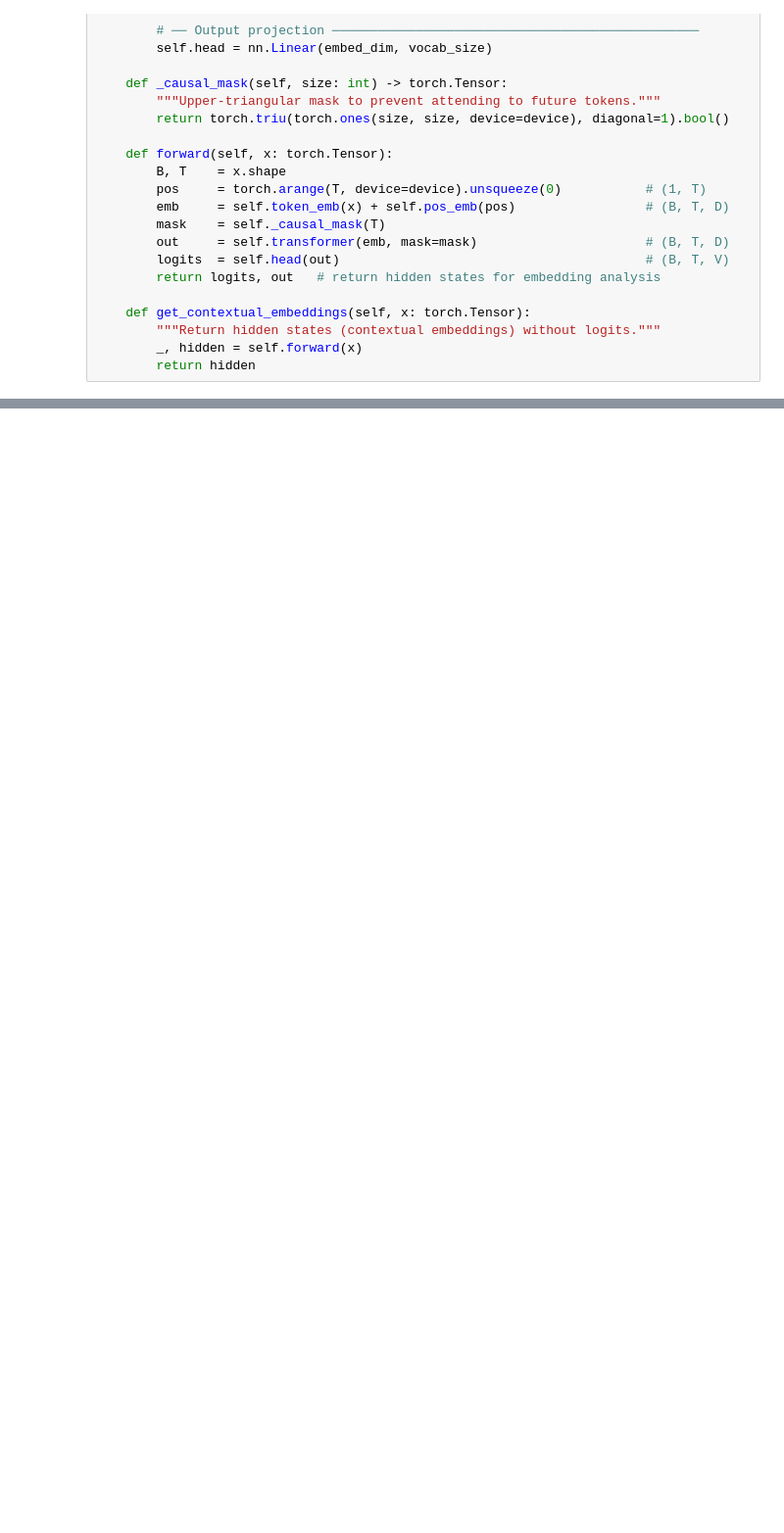
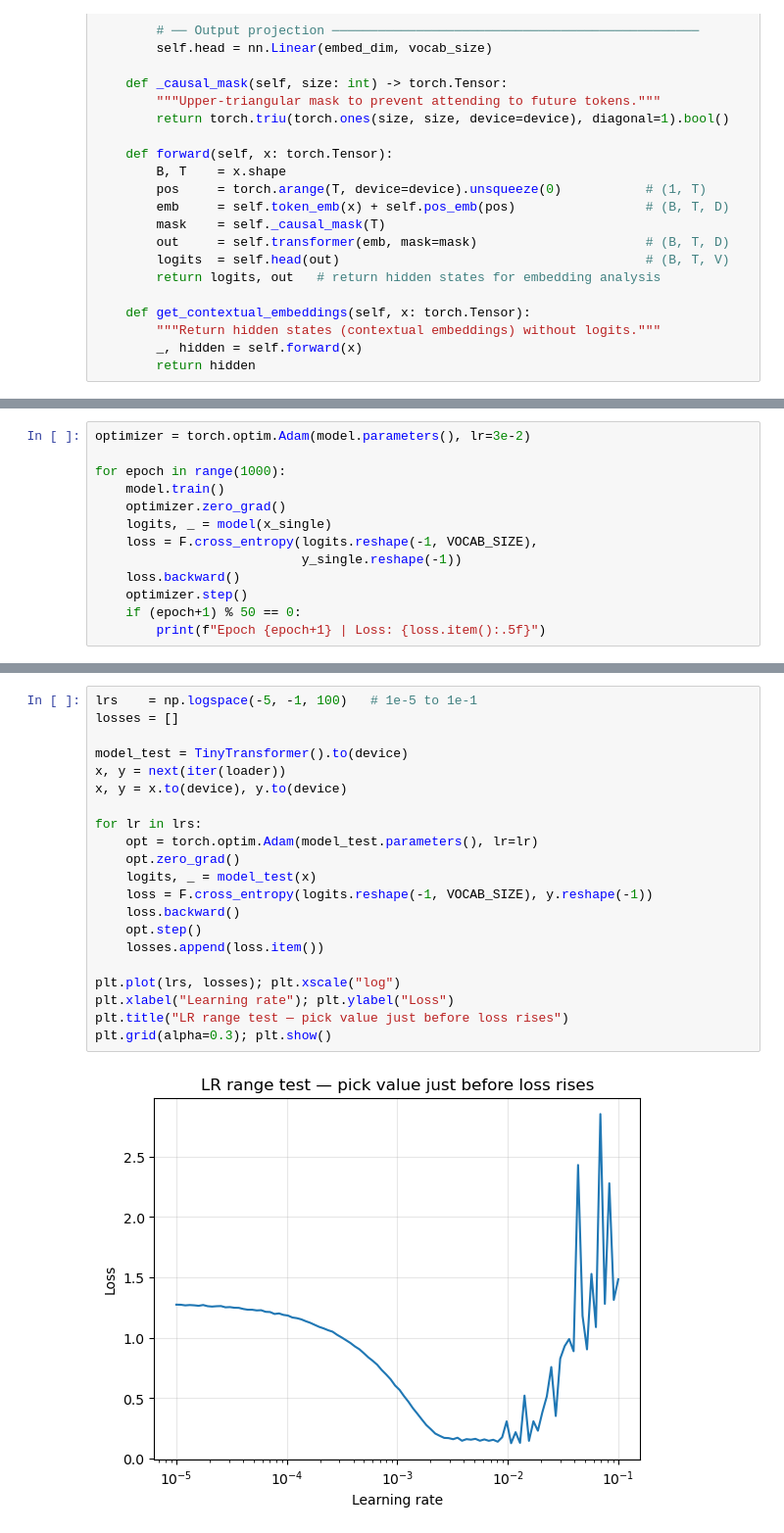
Before and after one commit to ismail-kaizoko/GenAI-101, a Jupyter notebook: LLM102_transformers.ipynb, the cells around one changed output, grey strips where cells are left out. Shown at 98% size. Cells and saved outputs as stored; diff of their text form; blank space fills up the shorter version.

Commit message:
[ADD] trained my TinyLLM, donest converge well, needs deep inspection

```diff
--- a/LLM102_transformers.ipynb
+++ b/LLM102_transformers.ipynb
@@ -145,0 +265,13 @@ class TinyTransformer(nn.Module):
+# %%
+optimizer = torch.optim.Adam(model.parameters(), lr=3e-2)
+
+for epoch in range(1000):
+    model.train()
+    optimizer.zero_grad()
+    logits, _ = model(x_single)
+    loss = F.cross_entropy(logits.reshape(-1, VOCAB_SIZE),
+                           y_single.reshape(-1))
+    loss.backward()
+    optimizer.step()
+    if (epoch+1) % 50 == 0:
+        print(f"Epoch {epoch+1} | Loss: {loss.item():.5f}")
@@ -145,0 +337,23 @@ class TinyTransformer(nn.Module):
+# %%
+lrs    = np.logspace(-5, -1, 100)   # 1e-5 to 1e-1
+losses = []
+
+model_test = TinyTransformer().to(device)
+x, y = next(iter(loader))
+x, y = x.to(device), y.to(device)
+
+for lr in lrs:
+    opt = torch.optim.Adam(model_test.parameters(), lr=lr)
+    opt.zero_grad()
+    logits, _ = model_test(x)
+    loss = F.cross_entropy(logits.reshape(-1, VOCAB_SIZE), y.reshape(-1))
+    loss.backward()
+    opt.step()
+    losses.append(loss.item())
+
+plt.plot(lrs, losses); plt.xscale("log")
+plt.xlabel("Learning rate"); plt.ylabel("Loss")
+plt.title("LR range test — pick value just before loss rises")
+plt.grid(alpha=0.3); plt.show()
+# %% [output]
+[figure, added]
```
Also changed, not shown: parts of 11 cells of this notebook, 1 other file.
